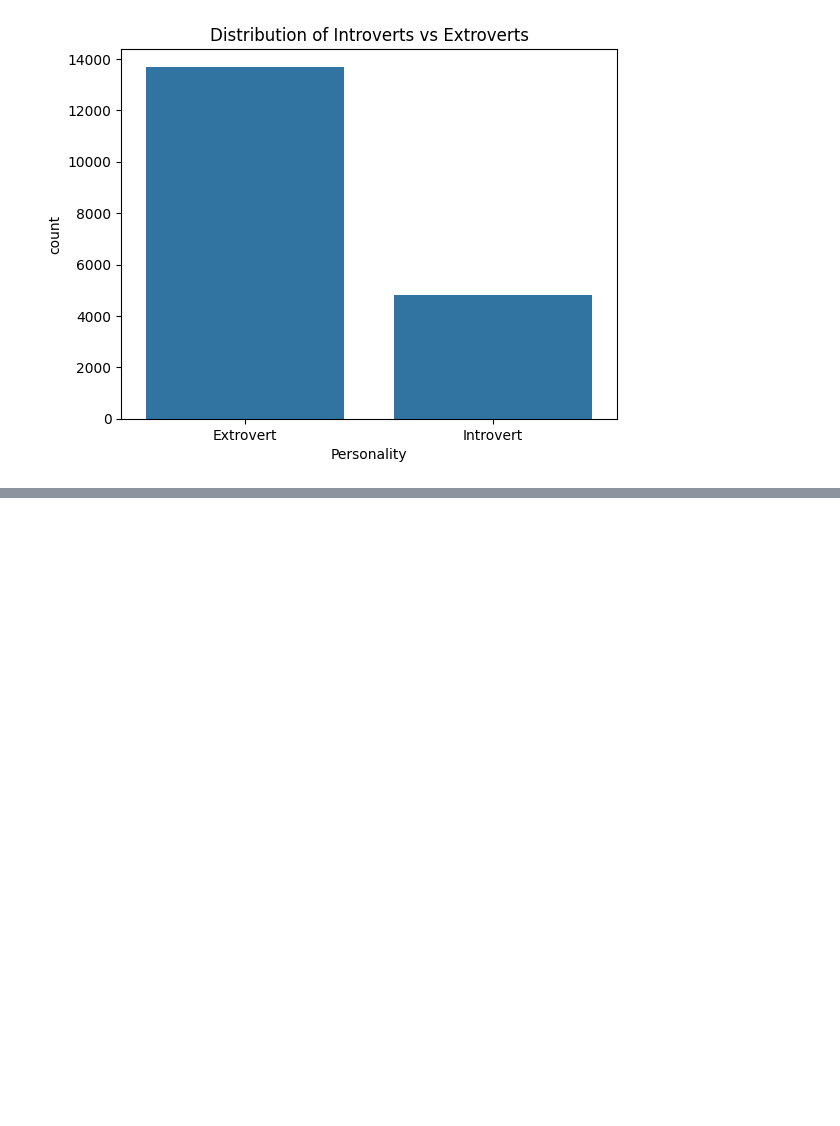
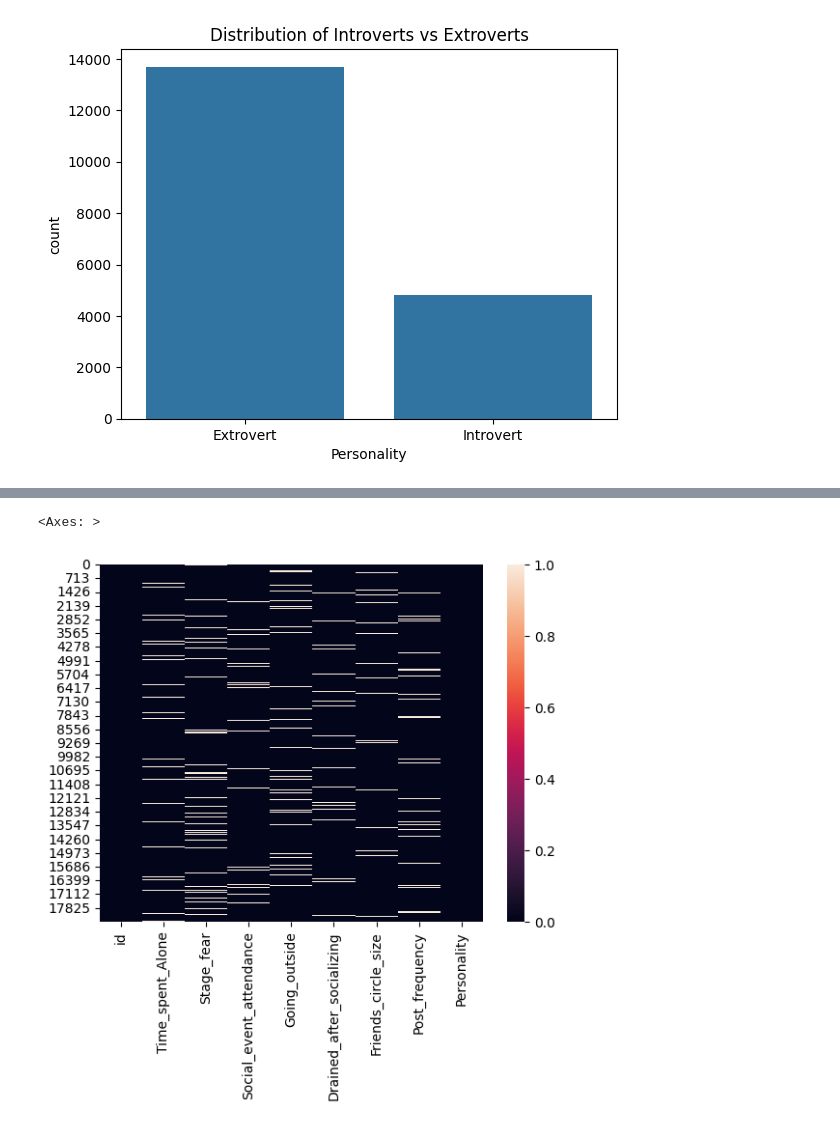
Before and after one commit to Ishikasingh101/Introvert_Extrovert_Predictor, a Jupyter notebook: Predict_the__Introverts__from_the__Extroverts.ipynb, the cells around one changed output, grey strips where cells are left out. Saved outputs shown, nothing was run; the diff lists cells and outputs as text; code cells hidden in the pictures; blank space fills up the shorter version.

```diff
--- a/Predict_the__Introverts__from_the__Extroverts.ipynb
+++ b/Predict_the__Introverts__from_the__Extroverts.ipynb
@@ -108,0 +116,5 @@ for col in numeric_cols:
+# %%
+sns.heatmap(train.isnull())
+# %% [output]
+<Axes: >
+[figure, added]
```
Also changed, not shown: parts of 15 cells of this notebook.
